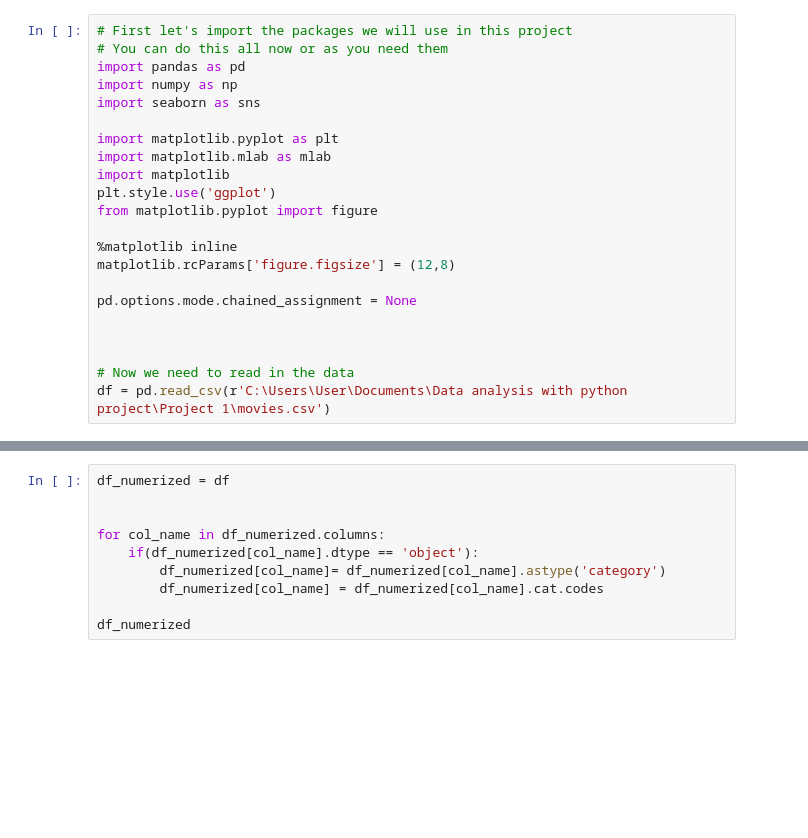
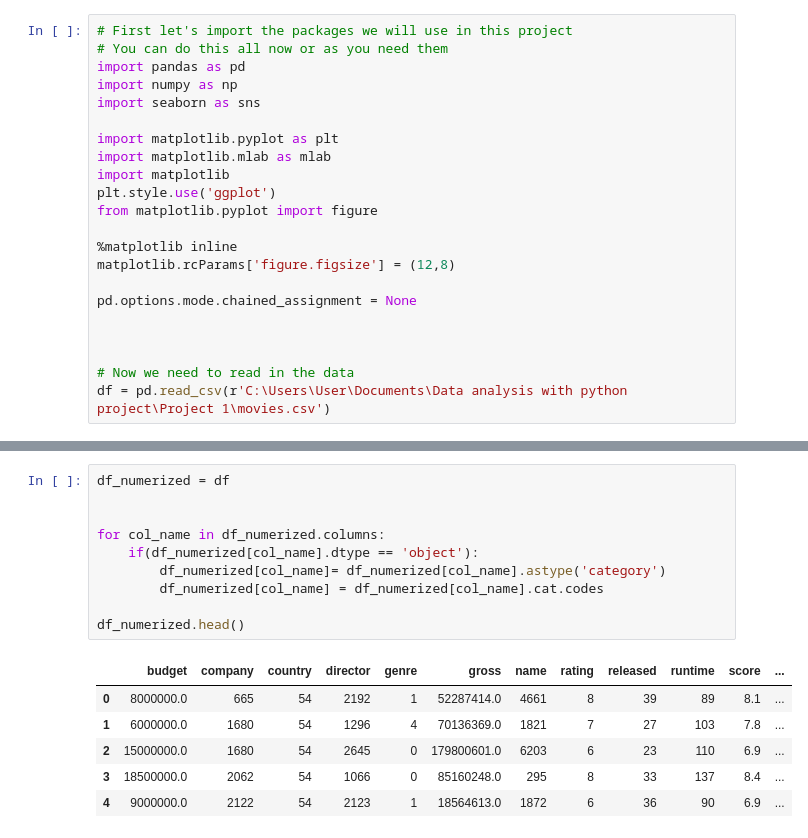
Before and after one commit to KoustavHazra/PortfolioProject_2021, a Jupyter notebook: Movie Correlation Project.ipynb, the cells around one changed output, grey strips where cells are left out. Drawn from its saved outputs; the diff is of its cells as text; blank space fills up the shorter version.

```diff
--- a/Movie Correlation Project.ipynb
+++ b/Movie Correlation Project.ipynb
@@ -144,12 +383,19 @@ plt.show()
 # %%
 df_numerized = df
 
 
 for col_name in df_numerized.columns:
     if(df_numerized[col_name].dtype == 'object'):
         df_numerized[col_name]= df_numerized[col_name].astype('category')
         df_numerized[col_name] = df_numerized[col_name].cat.codes
 
-df_numerized
+df_numerized.head()
+# %% [output]
+|  | budget | company | country | director | genre | gross | name | rating | released | runtime | score | ... |
+| 0 | 8000000.0 | 665 | 54 | 2192 | 1 | 52287414.0 | 4661 | 8 | 39 | 89 | 8.1 | ... |
+| 1 | 6000000.0 | 1680 | 54 | 1296 | 4 | 70136369.0 | 1821 | 7 | 27 | 103 | 7.8 | ... |
+| 2 | 15000000.0 | 1680 | 54 | 2645 | 0 | 179800601.0 | 6203 | 6 | 23 | 110 | 6.9 | ... |
+| 3 | 18500000.0 | 2062 | 54 | 1066 | 0 | 85160248.0 | 295 | 8 | 33 | 137 | 8.4 | ... |
+| 4 | 9000000.0 | 2122 | 54 | 2123 | 1 | 18564613.0 | 1872 | 6 | 36 | 90 | 6.9 | ... |
 # %%
 df_numerized.corr(method='pearson')
```
Also changed, not shown: parts of 31 cells of this notebook.
